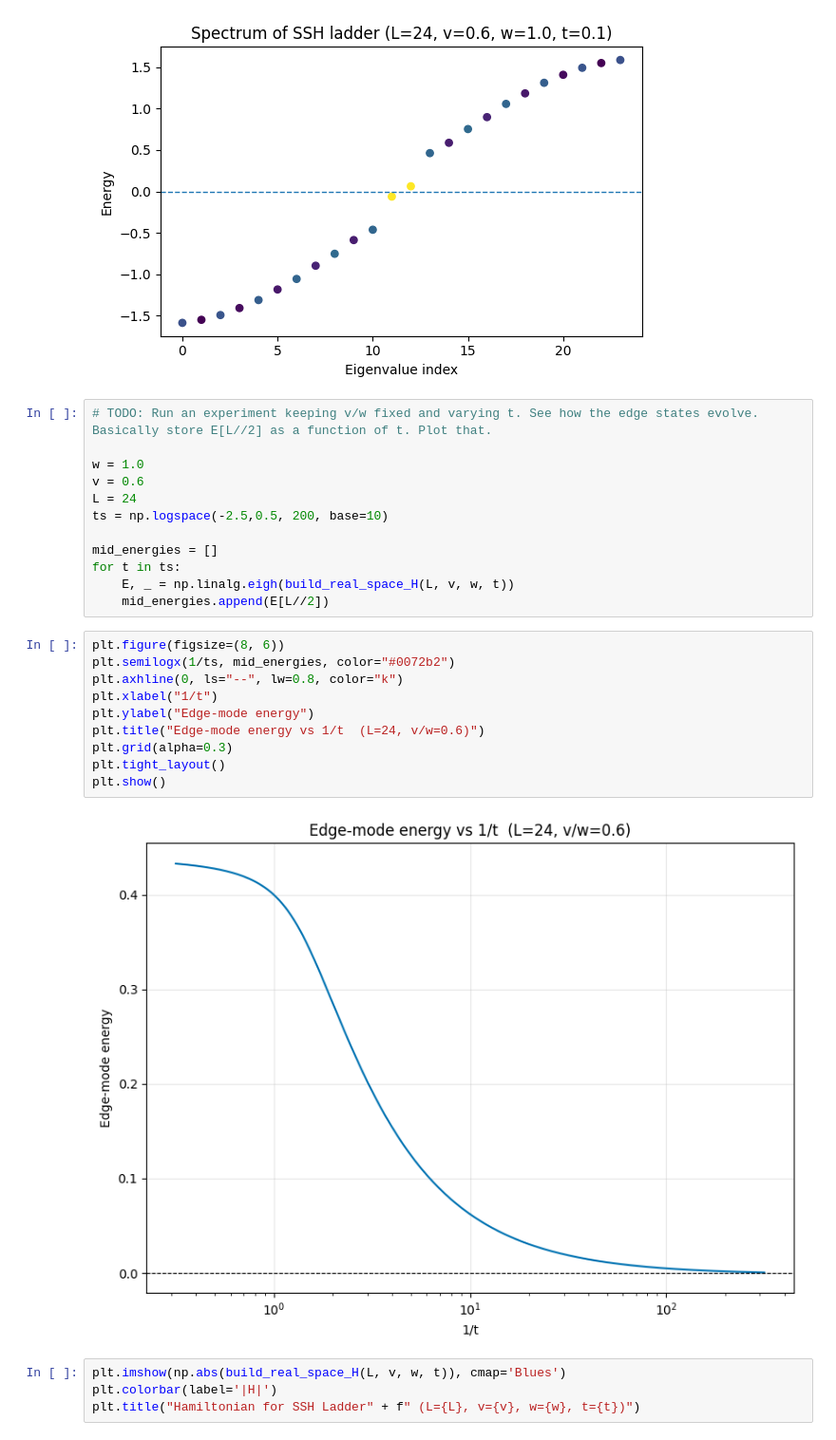
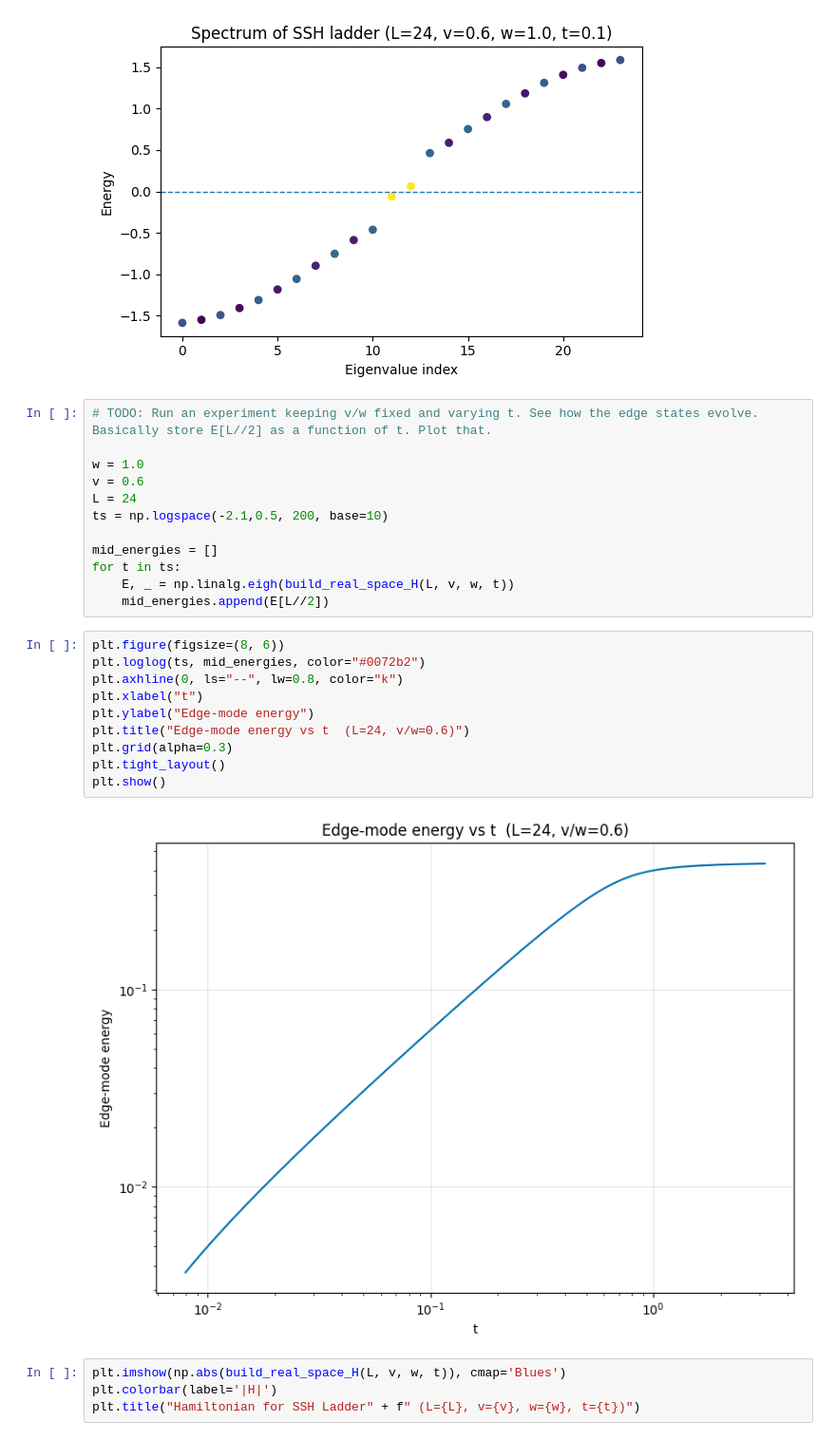
Before and after one commit to vinitX/Quantum-Sampling, a Jupyter notebook: SSH model/Periodic SSH.ipynb, the cells around one changed output. Shown at 95% size. Cells and saved outputs as stored; diff of their text form.

```diff
--- a/SSH model/Periodic SSH.ipynb
+++ b/SSH model/Periodic SSH.ipynb
@@ -53,7 +53,7 @@ IPR on one of the edge site: 0.07577922650454069
 w = 1.0
 v = 0.6
 L = 24
-ts = np.logspace(-2.5,0.5, 200, base=10)
+ts = np.logspace(-2.1,0.5, 200, base=10)
 
 mid_energies = []
 for t in ts:
@@ -61,16 +61,16 @@ for t in ts:
     mid_energies.append(E[L//2])
 # %%
 plt.figure(figsize=(8, 6))
-plt.semilogx(1/ts, mid_energies, color="#0072b2")
+plt.loglog(ts, mid_energies, color="#0072b2")
 plt.axhline(0, ls="--", lw=0.8, color="k")
-plt.xlabel("1/t")
+plt.xlabel("t")
 plt.ylabel("Edge-mode energy")
-plt.title("Edge-mode energy vs 1/t  (L=24, v/w=0.6)")
+plt.title("Edge-mode energy vs t  (L=24, v/w=0.6)")
 plt.grid(alpha=0.3)
 plt.tight_layout()
 plt.show()
 # %% [output]
-[figure, old version]
+[figure, new version]
 # %%
 plt.imshow(np.abs(build_real_space_H(L, v, w, t)), cmap='Blues')
 plt.colorbar(label='|H|')
```
Also changed, not shown: parts of 1 cell of this notebook, 2 other files.
